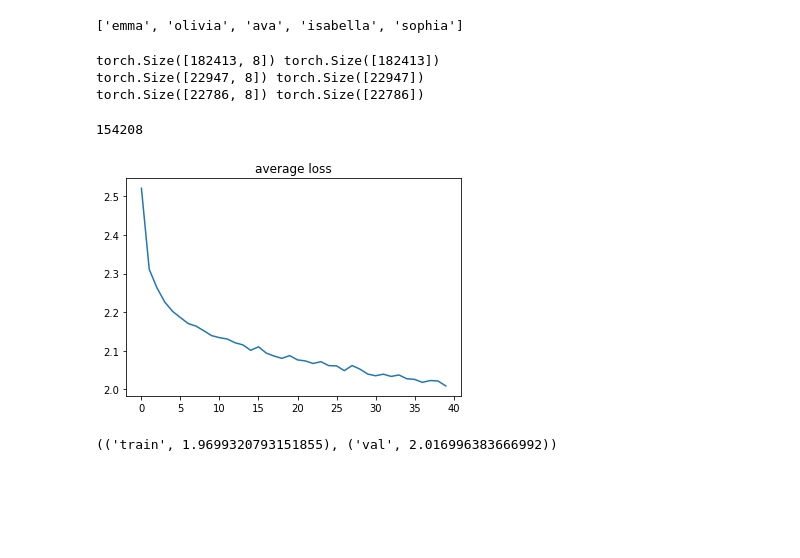
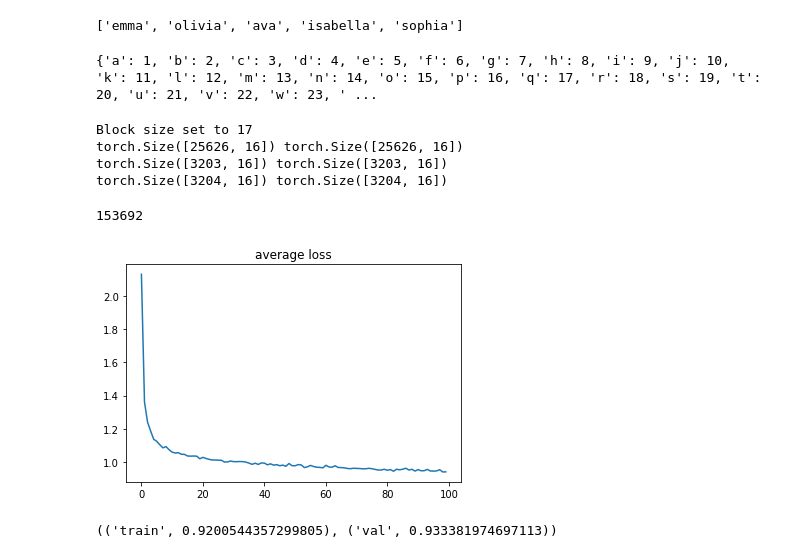
Before and after one commit to pvwoods/dl-experiments, a Jupyter notebook: karpathy/Transformer.ipynb, the cells around one changed output. Cells and saved outputs as stored; diff of their text form; code cells hidden in the pictures; blank space fills up the shorter version.

Commit message:
bug fix for masking and proper training loop

```diff
--- a/karpathy/Transformer.ipynb
+++ b/karpathy/Transformer.ipynb
@@ -38,7 +38,7 @@ class MultiHeadedAttention(nn.Module):
         # normalize values by head dims
         normalized_qk_similarity = qk_similarity / self.dk_sqrt
         attention = normalized_qk_similarity.masked_fill(self.mask[:,:,:T,:T] == 0, float('-inf'))
-        attention = torch.softmax(normalized_qk_similarity, dim=-1)
+        attention = torch.softmax(attention, dim=-1)
         attention = self.attn_dropout(attention)
         out = attention @ v
 
@@ -195,23 +195,29 @@ words[:5]
 # %%
 chars = sorted(list(set(''.join(words)))) #lol
 token_lookup = {c: i+1 for i, c in enumerate(chars)}
-token_lookup['.'] = 0
+token_lookup['#'] = 0
+token_lookup['$'] = len(chars) + 1
 char_lookup = {i:c for c, i in token_lookup.items()}
 TOTAL_TOKENS = len(char_lookup.keys())
+print(token_lookup, TOTAL_TOKENS)
+# %% [output]
+{'a': 1, 'b': 2, 'c': 3, 'd': 4, 'e': 5, 'f': 6, 'g': 7, 'h': 8, 'i': 9, 'j': 10, 'k': 11, 'l': 12, 'm': 13, 'n': 14, 'o': 15, 'p': 16, 'q': 17, 'r': 18, 's': 19, 't': 20, 'u': 21, 'v': 22, 'w': 23, ' ...
 # %%
 # build the dataset
 
-BLOCK_SIZE = 8 # context size to give the model in order to predict the next character
+BLOCK_SIZE = max([len(w) for w in words]) + 2 # context size to give the model in order to predict the next character
+print(f'Block size set to {BLOCK_SIZE}')
 
-def build_dataset(corpus, block_size, codebook, padding_char="."):
+def build_dataset(corpus, block_size, codebook, start_padding_char="#", end_padding_char="$"):
     X, Y = [], []
     for word in corpus:
-        start_padding = padding_char * block_size
-        padded_word = f"{start_padding}{word}."
+        word_len = len(word)
+        end_padding_amount = block_size - (word_len + 1)
+        end_padding = end_padding_char * end_padding_amount
+        padded_word = f"{start_padding_char}{word}{end_padding}"
         tokenized_word = [codebook[c] for c in padded_word]
-        for i in range(len(tokenized_word)-block_size):
-            X.append(tokenized_word[i:i+block_size])
-            Y.append(tokenized_word[i+block_size])
+        X.append(tokenized_word[:block_size-1])
+        Y.append(tokenized_word[1:])
 
     X = torch.tensor(X)
     Y = torch.tensor(Y)
@@ -230,15 +236,16 @@ x_train, y_train = build_dataset(words[:n1], BLOCK_SIZE, token_lookup)
 x_valid, y_valid = build_dataset(words[n1:n2], BLOCK_SIZE, token_lookup)
 x_test, y_test = build_dataset(words[n2:], BLOCK_SIZE, token_lookup)
 # %% [output]
-torch.Size([182413, 8]) torch.Size([182413])
-torch.Size([22947, 8]) torch.Size([22947])
-torch.Size([22786, 8]) torch.Size([22786])
+Block size set to 17
+torch.Size([25626, 16]) torch.Size([25626, 16])
+torch.Size([3203, 16]) torch.Size([3203, 16])
+torch.Size([3204, 16]) torch.Size([3204, 16])
 # %%
-model = DecoderTransformer()
+model = DecoderTransformer(vocab_size=TOTAL_TOKENS)
 print(sum(p.numel() for p in model.parameters()))
 
 device = 'cuda:1'
-steps = 10000
+steps = 15000
 print_steps = 2000
 BATCH_SIZE = 256
 
@@ -252,10 +259,10 @@ model.to(device)
 for t in pbar:
     batch_ix = torch.randint(0, x_train.shape[0], (BATCH_SIZE,))
     batch = x_train[batch_ix].to(device)
-    logits = model(batch).mean(1)
+    logits = model(batch)
+    y = y_train[batch_ix].view(-1)
 
-    #plucked_logits = logits[:,0::BLOCK_SIZE].view(-1, logits.shape[-1])
-    loss = F.cross_entropy(logits, y_train[batch_ix].to(device))
+    loss = F.cross_entropy(logits.view(-1, logits.shape[-1]), y.to(device))
     losses.append(loss.item())
     pbar.set_description(desc=f'average loss: {(sum(losses[-100:])/100):.2f}')
 
@@ -263,12 +270,12 @@ for t in pbar:
     loss.backward()
     optim.step()
 # %% [output]
-154208
+153692
 # %%
-plt.plot(torch.tensor(losses).view(-1, 250).mean(1))
+plt.plot(torch.tensor(losses).view(-1, 10).mean(1))
 plt.title("average loss");
 # %% [output]
-[figure, old version]
+[figure, new version]
 # %%
 model.to('cpu')
 model.train(False)
@@ -276,13 +283,12 @@ model.train(False)
 # clculate training and validation loss
 @torch.no_grad()
 def calc_loss(x_target, y_target):
-    logits = model(x_target).mean(1)
-    #plucked_logits = logits[:,0::BLOCK_SIZE].view(-1, logits.shape[-1])
-    loss = F.cross_entropy(logits, y_target)
+    logits = model(x_target)
+    loss = F.cross_entropy(logits.view(-1, logits.shape[-1]),  y_target.view(-1))
     return loss
 
 ('train', calc_loss(x_train, y_train).item()), ('val', calc_loss(x_valid, y_valid).item())
 # %% [output]
-(('train', 1.9699320793151855), ('val', 2.016996383666992))
+(('train', 0.9200544357299805), ('val', 0.933381974697113))
 # %%
 # sample
```
Also changed, not shown: parts of 1 cell of this notebook.
